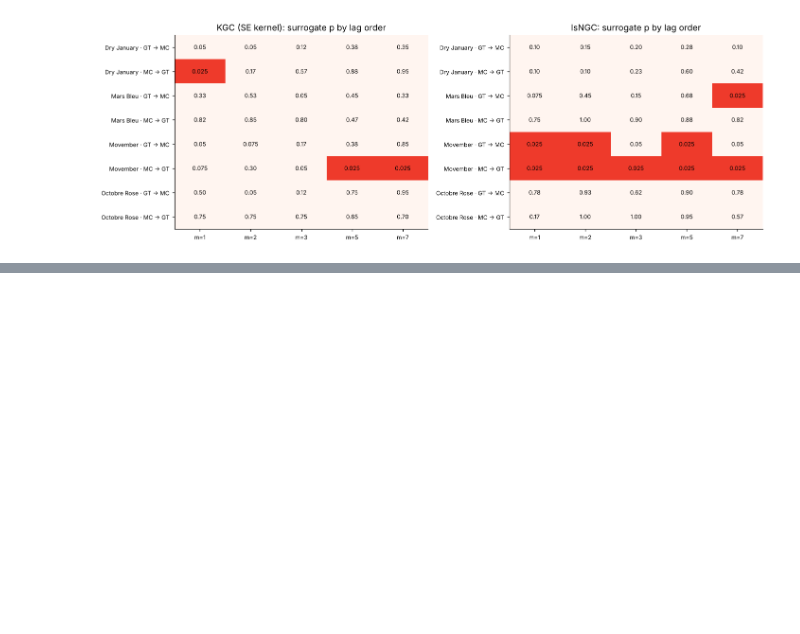
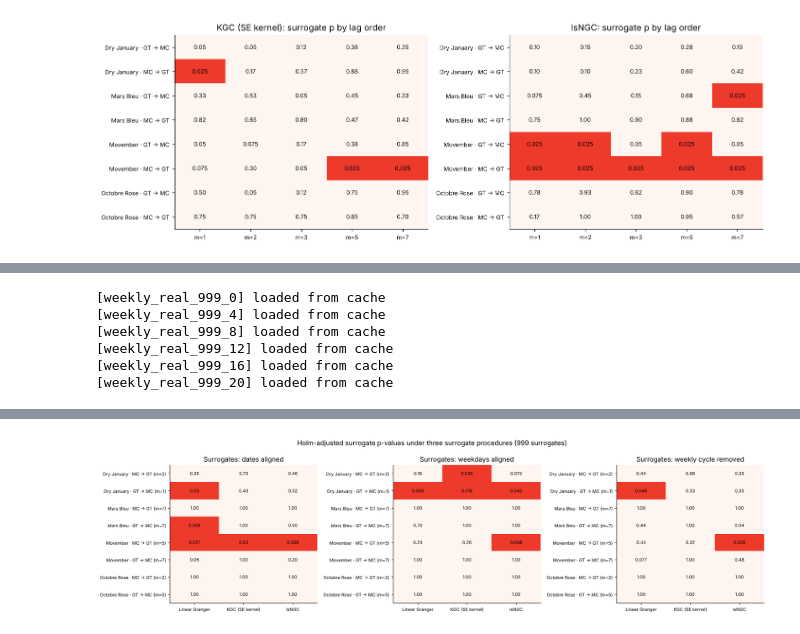
Before and after one commit to timothee-roi/publichealth-campaigns-datascience, a Jupyter notebook: notebooks/04_nonlinear_kernel_granger.ipynb, the cells around one changed output, grey strips where cells are left out. Drawn from its saved outputs; the diff is of its cells as text; code cells hidden in the pictures; blank space fills up the shorter version.

```diff
--- a/notebooks/04_nonlinear_kernel_granger.ipynb
+++ b/notebooks/04_nonlinear_kernel_granger.ipynb
@@ -55,6 +55,7 @@ from phc.config import CAMPAIGNS, FIG_DIR, TAB_DIR
 from phc.granger import load_daily
 from phc import kernel_granger as K
 from phc import simulate as S
+from phc import transfer as T
 
 # ---- parameters -----------------------------------------------------------
 RECOMPUTE = False        # False: reuse results/cache/kernel_granger.joblib if it exists
@@ -64,6 +65,7 @@ N_SURR_SIM = 99          # surrogates, single simulated dataset per scenario
 N_SURR_RATE = 39         # surrogates, rejection-rate study (resolution 0.025)
 RATE_SEEDS = range(100)  # simulated datasets per scenario in the rejection-rate study
 N_SEEDS = 10            # k-means initialisations in the lsNGC robustness check
+N_SURR_BIG = 999         # surrogates in the weekly-cycle check (p-value resolution 0.001)
 LAGS = (1, 2, 3, 5, 7)   # lag orders compared
 START = max(LAGS)        # first target day of each season (same sample for every lag)
 ALPHA = 0.05
@@ -630,0 +665,40 @@ that no test here can rule this out.
+# %%
+wk_real_jobs = [(c, e, a, lab, proc, 1000 + i) for proc in PROCS
+                for i, (c, e, a, lab, cond) in enumerate(main_jobs) if not cond]
+
+
+def wk_real_one(c, e, a, lab, proc, seed):
+    df = T.remove_weekday(data[c]) if proc == "adjusted" else data[c]
+    r = K.run_tests(df, e, a, m=best_m[c, lab, False], start=START, n_surrogates=N_SURR_BIG,
+                    seed=seed, align_weekday=(proc == "weekday"))
+    return {"campaign": LABEL[c], "direction": lab, "procedure": PROCS[proc], **strip(r)}
+
+
+wk_real = pd.concat([
+    cached(f"weekly_real_{N_SURR_BIG}_{i}", lambda chunk=wk_real_jobs[i:i + 4]: pd.DataFrame(
+        Parallel(n_jobs=N_JOBS)(delayed(wk_real_one)(*j) for j in chunk)))
+    for i in range(0, len(wk_real_jobs), 4)], ignore_index=True)
+for k in METHODS:
+    wk_real[f"{k}_p_surr_adj"] = wk_real.groupby("procedure")[f"{k}_p_surr"].transform(lambda p: K.holm(p))
+wk_cols = ["campaign", "direction", "procedure", "m"] + [f"{k}_{s}" for k in METHODS
+                                                         for s in ("delta", "null_mean", "p_surr", "p_surr_adj")]
+wk_real[wk_cols].to_csv(TAB_DIR / "kernel_granger_weekly_cycle.csv", index=False)
+
+fig, axes = plt.subplots(1, 3, figsize=(17, 4.6))
+for ax, proc in zip(axes, PROCS.values()):
+    sub = wk_real[wk_real["procedure"] == proc].reset_index(drop=True)
+    pvalue_grid(ax, sub[[f"{k}_p_surr_adj" for k in METHODS]].to_numpy(float),
+                [f"{r.campaign} · {r.direction} (m={r.m})" for r in sub.itertuples()],
+                list(METHODS.values()), f"Surrogates: {proc}")
+fig.suptitle(f"Holm-adjusted surrogate p-values under three surrogate procedures ({N_SURR_BIG} surrogates)")
+fig.tight_layout()
+fig.savefig(FIG_DIR / "kg08_weekly_cycle.png", dpi=200, bbox_inches="tight")
+wk_real.pivot(index=["campaign", "direction"], columns="procedure",
+              values=[f"{k}_p_surr" for k in METHODS]).round(3)
+# %% [output]
+[weekly_real_999_0] loaded from cache
+[weekly_real_999_4] loaded from cache
+[weekly_real_999_8] loaded from cache
+[weekly_real_999_12] loaded from cache
+[weekly_real_999_16] loaded from cache
+[weekly_real_999_20] loaded from cache
@@ -630,0 +716 @@ that no test here can rule this out.
+[figure, added]
```
Also changed, not shown: parts of 13 cells of this notebook, 36 other files.
